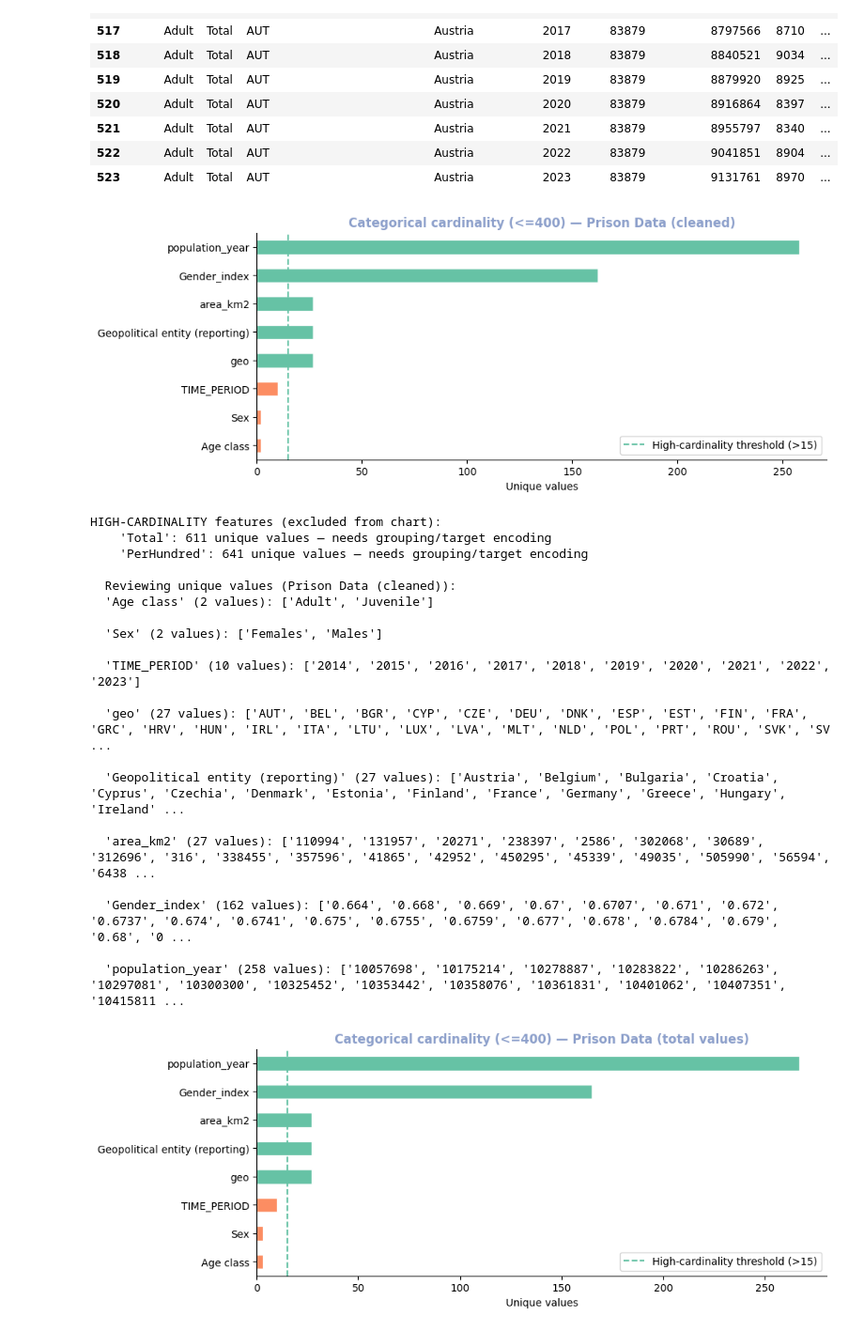
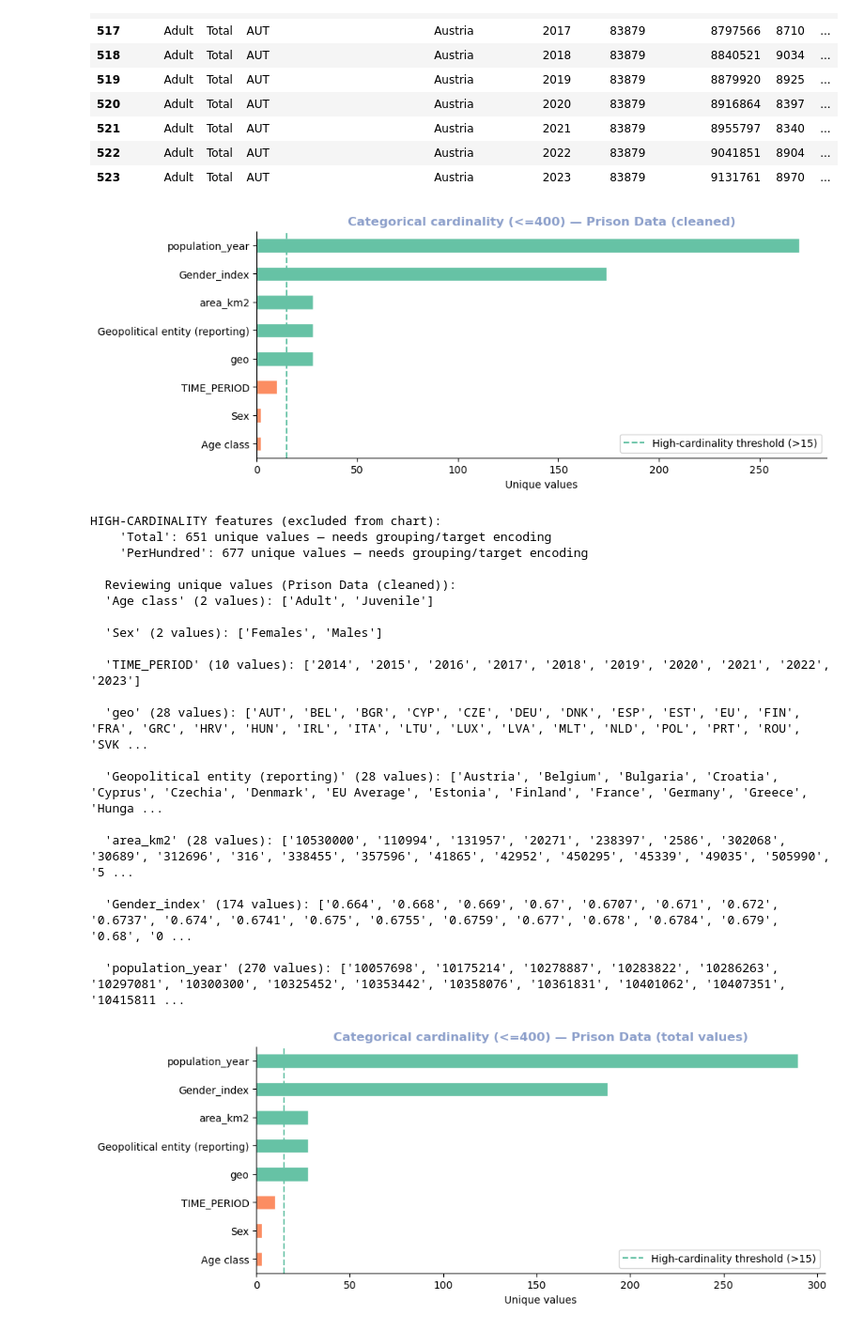
Before and after one commit to giuliodamico/Gender-Inequality-Index-vs-Female-jail-population, a Jupyter notebook: notebooks/Prison_data_graph.ipynb, the cells around one changed output. Shown at 94% size. Saved outputs shown, nothing was run; the diff lists cells and outputs as text; code cells hidden in the pictures.

```diff
--- a/notebooks/Prison_data_graph.ipynb
+++ b/notebooks/Prison_data_graph.ipynb
@@ -120,7 +120,7 @@ area_km2 = {
     "Latvia": 64589, "Switzerland": 41285, "Türkiye": 783562,
     "Lithuania": 65300, "Luxembourg": 2586, "Malta": 316,
     "Romania": 238397, "Slovakia": 49035, "Netherlands": 41865,
-    "Slovenia": 20271, "Spain": 505990, "Sweden": 450295,
+    "Slovenia": 20271, "Spain": 505990, "Sweden": 450295, "EU Average": 10530000
 }
 # Sessione con retry automatici
 session = requests.Session()
@@ -255,0 +256,17 @@ prison_data.sample(5)
+# %%
+EU_cols = ['TIME_PERIOD', 'Age class', 'Sex']
+
+eu_agg = prison_data.groupby(EU_cols, as_index=False).agg(
+    population_year=('population_year', 'sum'),
+    Total=('Total', 'sum'),
+    Gender_index=('Gender_index', 'mean'),
+    PerHundred=('PerHundred', 'sum')
+)
+eu_agg['area_km2'] = area_km2['EU Average']
+eu_agg['geo'] = 'EU'
+eu_agg['Geopolitical entity (reporting)'] = 'EU Average'
+
+eu_agg = eu_agg[prison_data.columns]
+prison_data_with_eu = pd.concat([prison_data, eu_agg], ignore_index=True)
+# printa filtra per EU Average
+print(prison_data_with_eu[prison_data_with_eu['Geopolitical entity (reporting)'] == 'EU Average'])
@@ -256,8 +291,8 @@ prison_data.sample(5)
 # %%
 # We separate the row where the 'Age class' and 'Sex' columns have the value 'Total'
-total_values = prison_data[(prison_data['Age class'] == 'Total') | (prison_data['Sex'] == 'Total')]
+total_values = prison_data_with_eu[(prison_data_with_eu['Age class'] == 'Total') | (prison_data_with_eu['Sex'] == 'Total')]
 # then drop them from the original dataset
-prison_data.drop(total_values.index, inplace=True)
+prison_data_with_eu.drop(total_values.index, inplace=True)
 total_values.head(10)
 # %% [output]
 |  | Age class | Sex | geo | Geopolitical entity (reporting) | TIME_PERIOD | area_km2 | population_year | Total | ... |
@@ -272,29 +307,29 @@ total_values.head(10)
 | 522 | Adult | Total | AUT | Austria | 2022 | 83879 | 9041851 | 8904 | ... |
 | 523 | Adult | Total | AUT | Austria | 2023 | 83879 | 9131761 | 8970 | ... |
 # %%
-inspect_categorical(prison_data, "Prison Data (cleaned)")
+inspect_categorical(prison_data_with_eu, "Prison Data (cleaned)")
 inspect_categorical(total_values, "Prison Data (total values)")
 # %% [output]
-[figure, old version]
+[figure, new version]
 HIGH-CARDINALITY features (excluded from chart):
-    'Total': 611 unique values — needs grouping/target encoding
-    'PerHundred': 641 unique values — needs grouping/target encoding
+    'Total': 651 unique values — needs grouping/target encoding
+    'PerHundred': 677 unique values — needs grouping/target encoding
 
   Reviewing unique values (Prison Data (cleaned)):
   'Age class' (2 values): ['Adult', 'Juvenile']
 
   'Sex' (2 values): ['Females', 'Males']
 
   'TIME_PERIOD' (10 values): ['2014', '2015', '2016', '2017', '2018', '2019', '2020', '2021', '2022', '2023']
 
-  'geo' (27 values): ['AUT', 'BEL', 'BGR', 'CYP', 'CZE', 'DEU', 'DNK', 'ESP', 'EST', 'FIN', 'FRA', 'GRC', 'HRV', 'HUN', 'IRL', 'ITA', 'LTU', 'LUX', 'LVA', 'MLT', 'NLD', 'POL', 'PRT', 'ROU', 'SVK', 'SV ...
+  'geo' (28 values): ['AUT', 'BEL', 'BGR', 'CYP', 'CZE', 'DEU', 'DNK', 'ESP', 'EST', 'EU', 'FIN', 'FRA', 'GRC', 'HRV', 'HUN', 'IRL', 'ITA', 'LTU', 'LUX', 'LVA', 'MLT', 'NLD', 'POL', 'PRT', 'ROU', 'SVK ...
 
-  'Geopolitical entity (reporting)' (27 values): ['Austria', 'Belgium', 'Bulgaria', 'Croatia', 'Cyprus', 'Czechia', 'Denmark', 'Estonia', 'Finland', 'France', 'Germany', 'Greece', 'Hungary', 'Ireland' ...
+  'Geopolitical entity (reporting)' (28 values): ['Austria', 'Belgium', 'Bulgaria', 'Croatia', 'Cyprus', 'Czechia', 'Denmark', 'EU Average', 'Estonia', 'Finland', 'France', 'Germany', 'Greece', 'Hunga ...
 
-  'area_km2' (27 values): ['110994', '131957', '20271', '238397', '2586', '302068', '30689', '312696', '316', '338455', '357596', '41865', '42952', '450295', '45339', '49035', '505990', '56594', '6438 ...
+  'area_km2' (28 values): ['10530000', '110994', '131957', '20271', '238397', '2586', '302068', '30689', '312696', '316', '338455', '357596', '41865', '42952', '450295', '45339', '49035', '505990', '5 ...
 
-  'Gender_index' (162 values): ['0.664', '0.668', '0.669', '0.67', '0.6707', '0.671', '0.672', '0.6737', '0.674', '0.6741', '0.675', '0.6755', '0.6759', '0.677', '0.678', '0.6784', '0.679', '0.68', '0 ...
+  'Gender_index' (174 values): ['0.664', '0.668', '0.669', '0.67', '0.6707', '0.671', '0.672', '0.6737', '0.674', '0.6741', '0.675', '0.6755', '0.6759', '0.677', '0.678', '0.6784', '0.679', '0.68', '0 ...
 
-  'population_year' (258 values): ['10057698', '10175214', '10278887', '10283822', '10286263', '10297081', '10300300', '10325452', '10353442', '10358076', '10361831', '10401062', '10407351', '10415811 ...
+  'population_year' (270 values): ['10057698', '10175214', '10278887', '10283822', '10286263', '10297081', '10300300', '10325452', '10353442', '10358076', '10361831', '10401062', '10407351', '10415811 ...
-[figure, old version]
+[figure, new version]
 HIGH-CARDINALITY features (excluded from chart):
```
Also changed, not shown: parts of 5 cells of this notebook, 3 other files.
